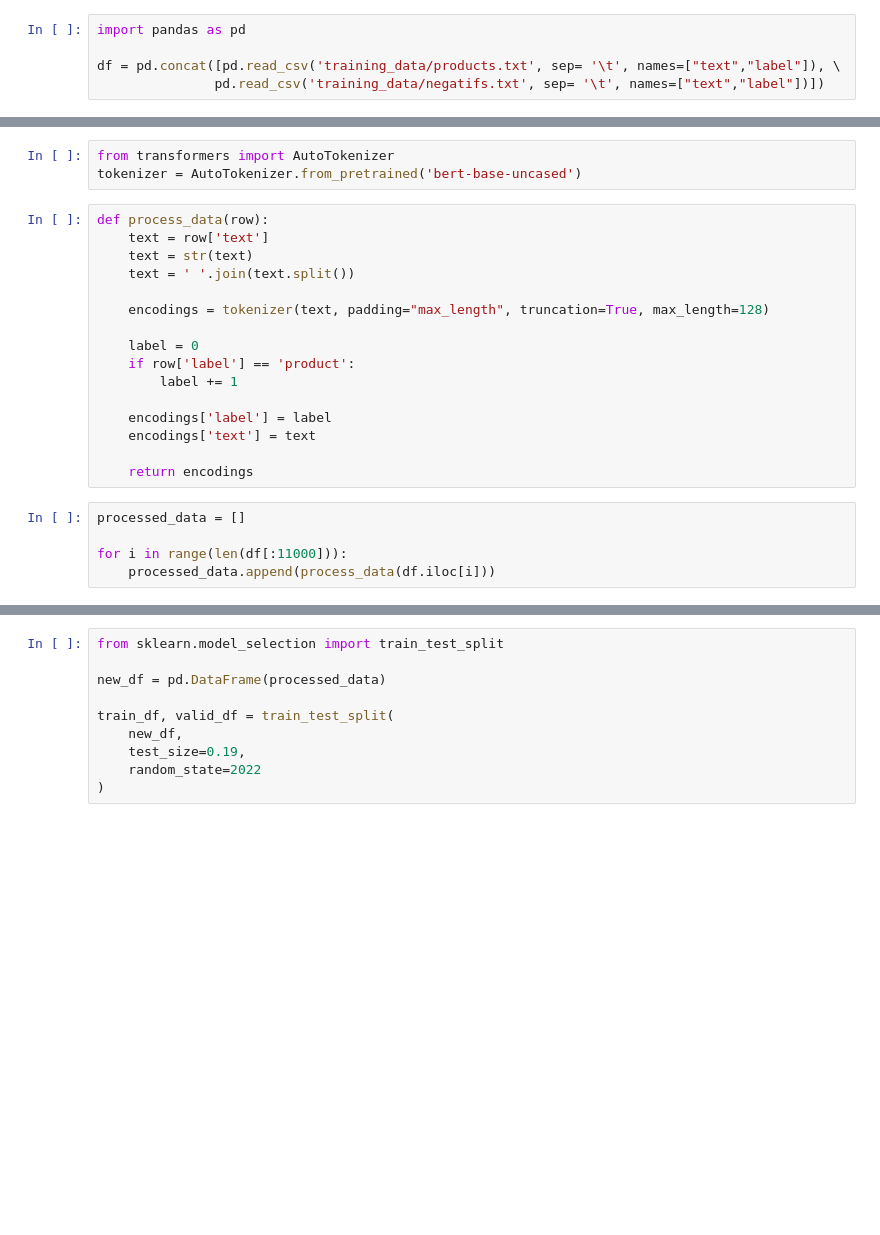
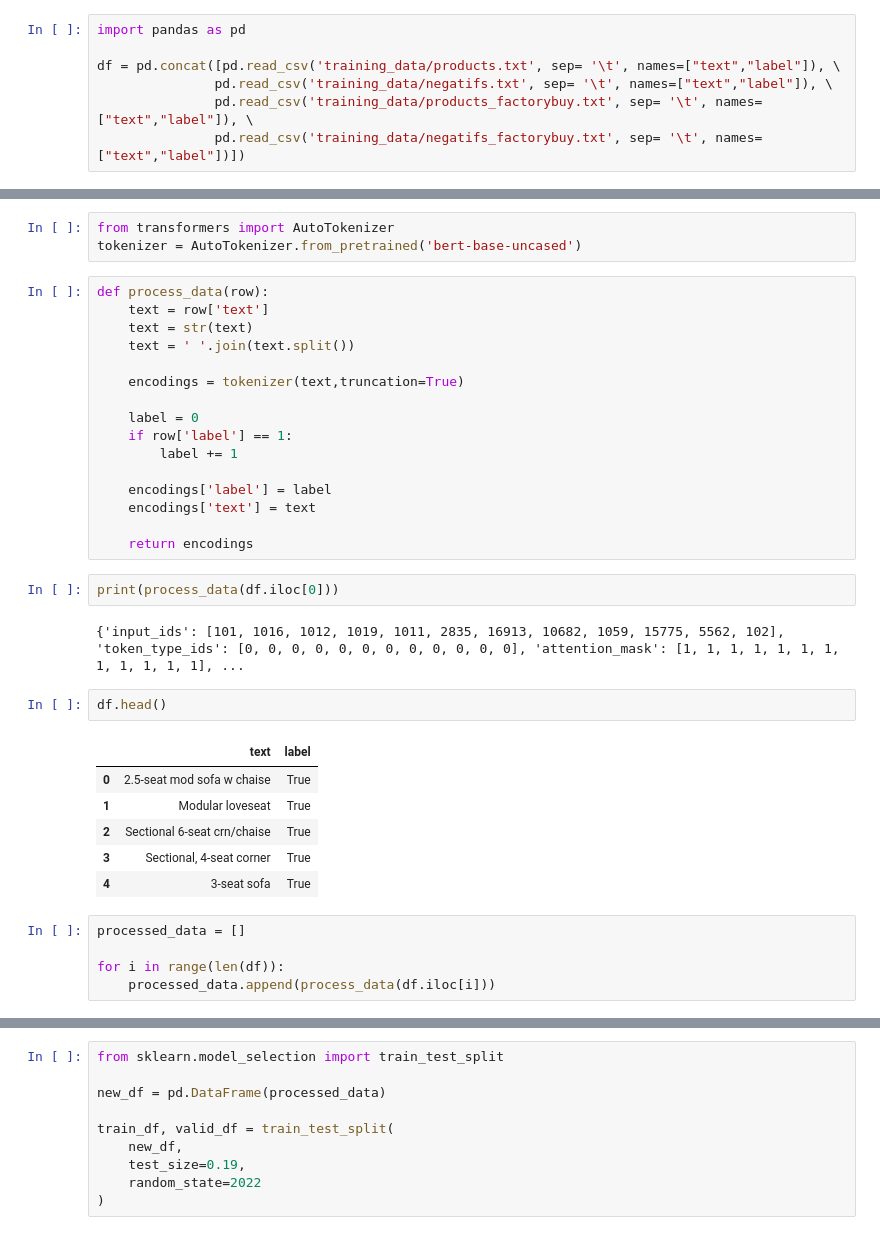
Before and after one commit to andreioprisor/furniture_scraper, a Jupyter notebook: training_model.ipynb, the cells around one changed output, grey strips where cells are left out. Cells and saved outputs as stored; diff of their text form; blank space fills up the shorter version.

Commit message:
training notebook

```diff
--- a/training_model.ipynb
+++ b/training_model.ipynb
@@ -2,6 +27,8 @@
 import pandas as pd
 
 df = pd.concat([pd.read_csv('training_data/products.txt', sep= '\t', names=["text","label"]), \
-			   pd.read_csv('training_data/negatifs.txt', sep= '\t', names=["text","label"])])
+			   pd.read_csv('training_data/negatifs.txt', sep= '\t', names=["text","label"]), \
+			   pd.read_csv('training_data/products_factorybuy.txt', sep= '\t', names=["text","label"]), \
+			   pd.read_csv('training_data/negatifs_factorybuy.txt', sep= '\t', names=["text","label"])])
 # %%
 df.head()
@@ -14,18 +48,31 @@ def process_data(row):
     text = str(text)
     text = ' '.join(text.split())
 
-    encodings = tokenizer(text, padding="max_length", truncation=True, max_length=128)
+    encodings = tokenizer(text,truncation=True)
 
     label = 0
-    if row['label'] == 'product':
+    if row['label'] == 1:
         label += 1
 
     encodings['label'] = label
     encodings['text'] = text
 
     return encodings
+# %%
+print(process_data(df.iloc[0]))
+# %% [output]
+{'input_ids': [101, 1016, 1012, 1019, 1011, 2835, 16913, 10682, 1059, 15775, 5562, 102], 'token_type_ids': [0, 0, 0, 0, 0, 0, 0, 0, 0, 0, 0, 0], 'attention_mask': [1, 1, 1, 1, 1, 1, 1, 1, 1, 1, 1, 1], ...
+# %%
+df.head()
+# %% [output]
+|  | text | label |
+| 0 | 2.5-seat mod sofa w chaise | True |
+| 1 | Modular loveseat | True |
+| 2 | Sectional 6-seat crn/chaise | True |
+| 3 | Sectional, 4-seat corner | True |
+| 4 | 3-seat sofa | True |
 # %%
 processed_data = []
 
-for i in range(len(df[:11000])):
+for i in range(len(df)):
     processed_data.append(process_data(df.iloc[i]))
```
Also changed, not shown: parts of 21 cells of this notebook.
